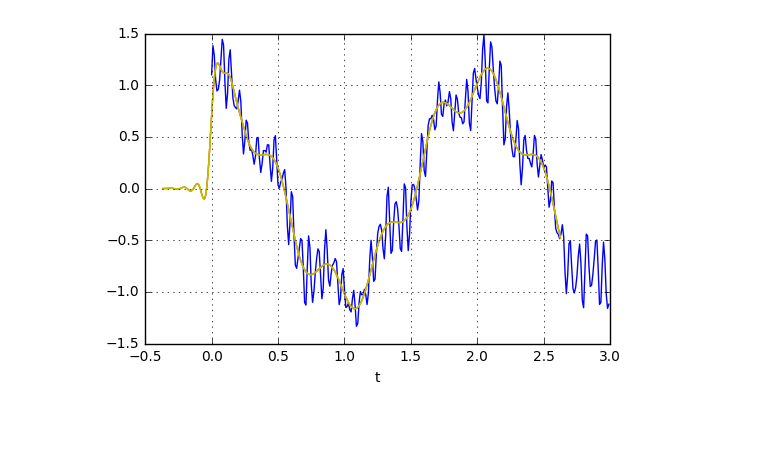
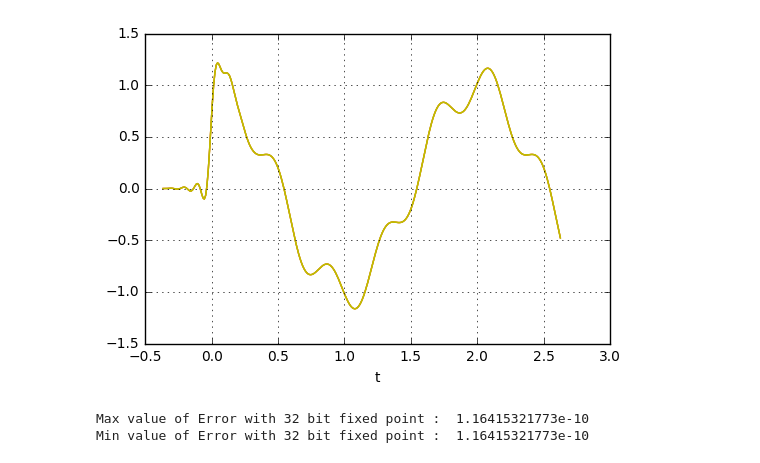
Before and after one commit to DanitaGnanaraj/Data_Centric_Arc, a Jupyter notebook: Filter_Run.ipynb, the cells around one changed output. Saved outputs shown, nothing was run; the diff lists cells and outputs as text; code cells hidden in the pictures; blank space fills up the shorter version.

```diff
--- a/Filter_Run.ipynb
+++ b/Filter_Run.ipynb
@@ -142,28 +155,33 @@ for val1,val2 in itertools.izip(x,x32):
 # %%
 #------------------------------------------------
 # Plot the original and filtered signals.
 #------------------------------------------------
 
 # The phase delay of the filtered signal.
 delay = 0.5 * (N-1) / sample_rate
 
 figure(3)
 # Plot the original signal.
-plot(t, x)
+#plot(t, x)
 # Plot the filtered signal, shifted to compensate for the phase delay.
 plot(t-delay, filtered_x, 'r-')
 #plot(t-delay, filtered_x32, 'r-')
 # Plot just the "good" part of the filtered signal.  The first N-1
 # samples are "corrupted" by the initial conditions.
 #plot(t[N-1:]-delay, filtered_x[N-1:], 'g', linewidth=4)
 #plot(t[N-1:]-delay, filtered_x32[N-1:], 'y', linewidth=1)
 maxerror = filtered_x + diff
 minerror = filtered_x - diff
 plot(t-delay, maxerror, 'y-')
 plot(t-delay, minerror, 'y-')
 xlabel('t')
 grid(True)
 
 show()
+
+print "Max value of Error with 32 bit fixed point : ", max(diff)
+print "Min value of Error with 32 bit fixed point : ", min(diff)
 # %% [output]
-[figure, old version]
+[figure, new version]
+Max value of Error with 32 bit fixed point :  1.16415321773e-10
+Min value of Error with 32 bit fixed point :  1.16415321773e-10
```
Also changed, not shown: parts of 7 cells of this notebook.
